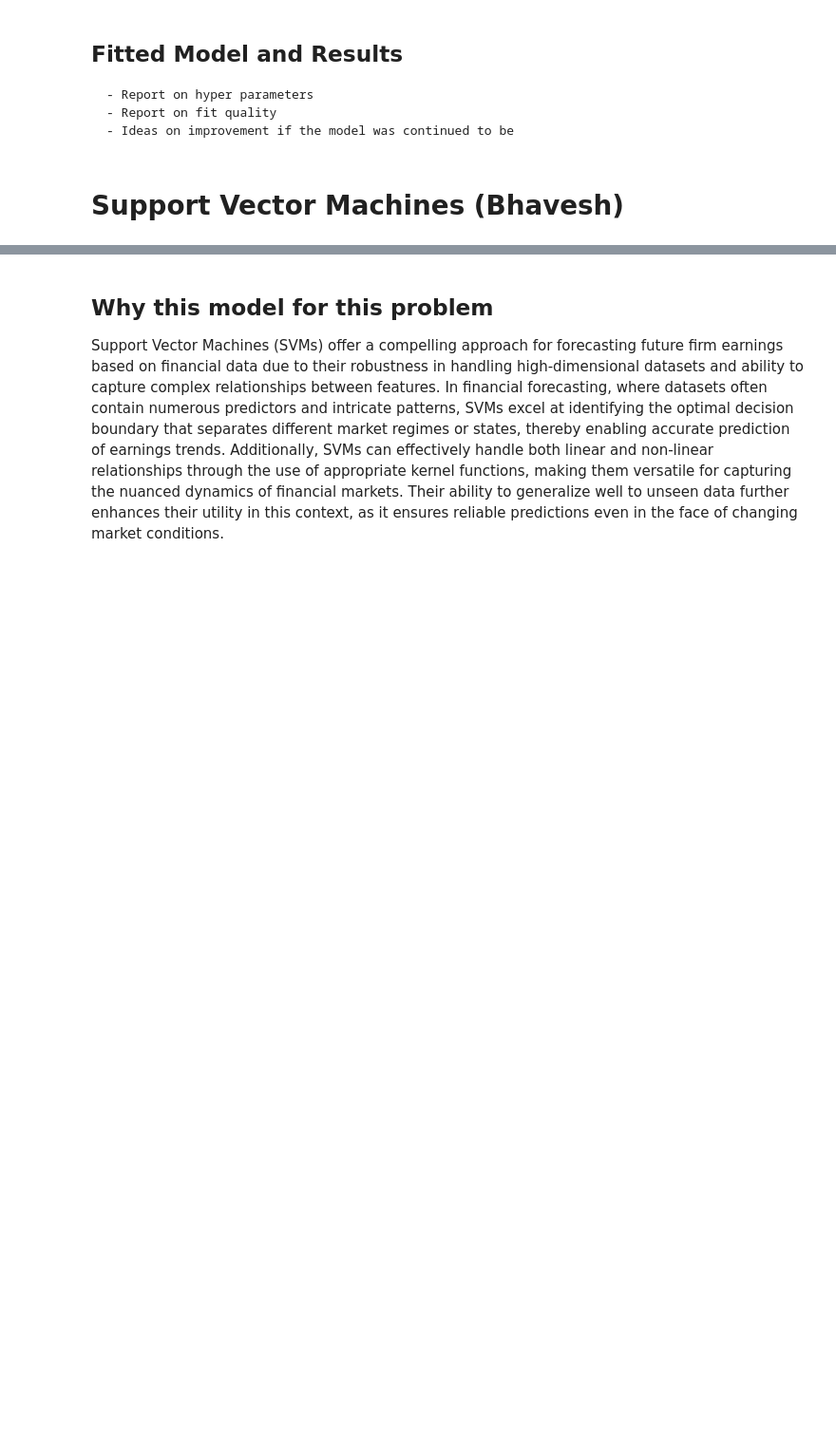
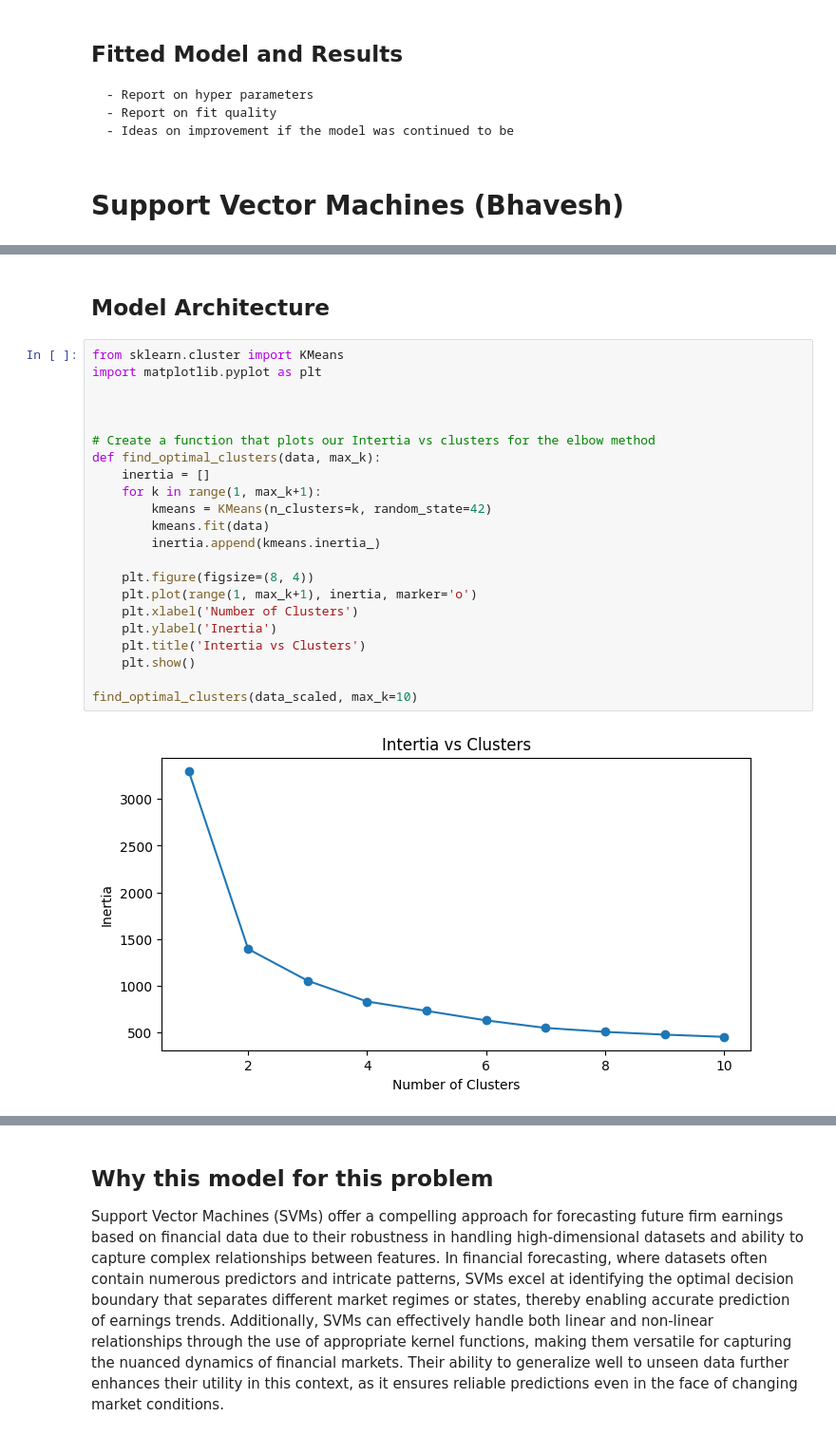
Before and after one commit to franco-rey/521-Final-Project, a Jupyter notebook: Group Report - OUTLINE FOR WRITING.ipynb, the cells around one changed output, grey strips where cells are left out. Shown at 95% size. Cells and saved outputs as stored; diff of their text form; blank space fills up the shorter version.

```diff
--- a/Group Report - OUTLINE FOR WRITING.ipynb
+++ b/Group Report - OUTLINE FOR WRITING.ipynb
@@ -727,0 +748,27 @@ plt.show()
+# %% [markdown]
+
+## Model Architecture
+# %%
+from sklearn.cluster import KMeans
+import matplotlib.pyplot as plt
+
+
+
+# Create a function that plots our Intertia vs clusters for the elbow method
+def find_optimal_clusters(data, max_k):
+    inertia = []
+    for k in range(1, max_k+1):
+        kmeans = KMeans(n_clusters=k, random_state=42)
+        kmeans.fit(data)
+        inertia.append(kmeans.inertia_)
+
+    plt.figure(figsize=(8, 4))
+    plt.plot(range(1, max_k+1), inertia, marker='o')
+    plt.xlabel('Number of Clusters')
+    plt.ylabel('Inertia')
+    plt.title('Intertia vs Clusters')
+    plt.show()
+
+find_optimal_clusters(data_scaled, max_k=10)
+# %% [output]
+[figure, added]
```
Also changed, not shown: parts of 14 cells of this notebook, 1 other file.
